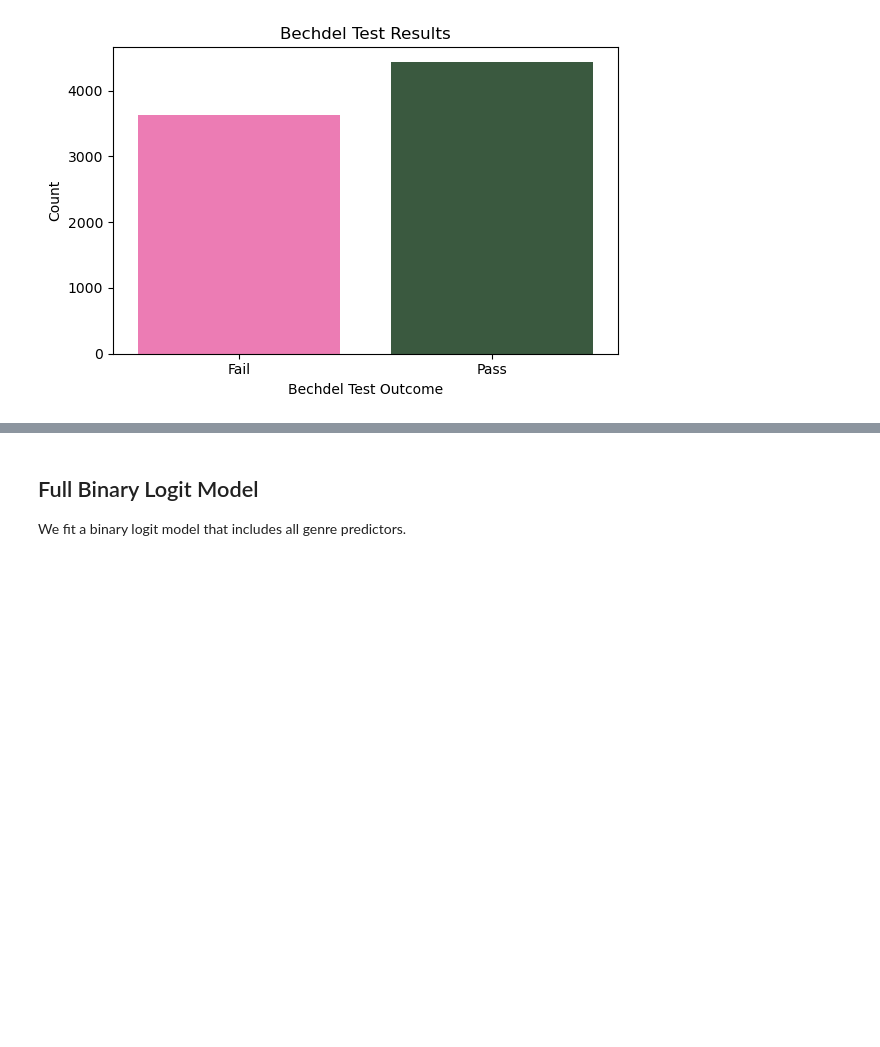
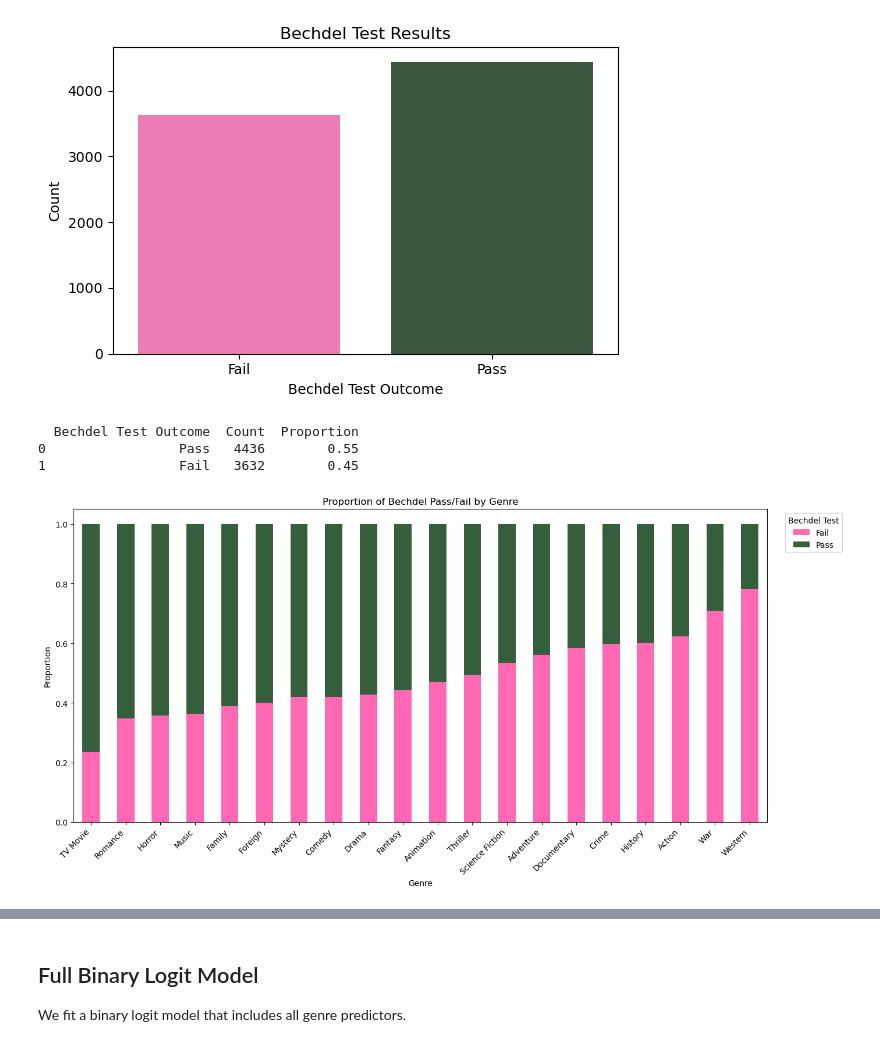
Before and after one commit to 80line/Bechdel_Test_Films, a Jupyter notebook: bechdel_test_films.ipynb, the cells around one changed output, grey strips where cells are left out. Drawn from its saved outputs; the diff is of its cells as text; code cells hidden in the pictures; blank space fills up the shorter version.

```diff
--- a/bechdel_test_films.ipynb
+++ b/bechdel_test_films.ipynb
@@ -485,3 +522,79 @@ Passing `palette` without assigning `hue` is deprecated and will be removed in v
 
   sns.countplot(data=df, x='bechdel_label', palette=palette)
 [figure]
+# %%
+# Count the number of Pass and Fail
+count_table = df['bechdel_pass'].value_counts().rename(index=label_map).reset_index()
+count_table.columns = ['Bechdel Test Outcome', 'Count']
+
+# Calculate proportions
+total = count_table['Count'].sum()
+count_table['Proportion'] = count_table['Count'] / total
+
+# format proportion as percentage
+count_table['Proportion'] = count_table['Proportion'].round(3)  # or .apply(lambda x: f"{x:.1%}")
+
+print(count_table)
+# %% [output]
+  Bechdel Test Outcome  Count  Proportion
+0                 Pass   4436        0.55
+1                 Fail   3632        0.45
+# %%
+import pandas as pd
+import matplotlib.pyplot as plt
+
+# Filter genre columns
+genre_cols = ['Action', 'Adventure', 'Animation', 'Comedy', 'Crime', 'Documentary',
+              'Drama', 'Family', 'Fantasy', 'Foreign', 'History', 'Horror', 'Music',
+              'Mystery', 'Romance', 'Science Fiction', 'TV Movie', 'Thriller', 'War',
+              'Western']
+
+# Melt dataframe to long format: one row per movie-genre pair
+long_df = df.melt(id_vars='bechdel_pass', value_vars=genre_cols,
+                  var_name='genre', value_name='has_genre')
+
+# Keep only rows where the movie has that genre
+long_df = long_df[long_df['has_genre'] == 1]
+
+# Group by genre and pass/fail, then compute proportions
+genre_pass_counts = long_df.groupby(['genre', 'bechdel_pass']).size().unstack(fill_value=0)
+genre_pass_props = genre_pass_counts.div(genre_pass_counts.sum(axis=1), axis=0)
+
+# Sort by proportion of pass
+genre_pass_props = genre_pass_props.sort_values(by=1, ascending=False)
+
+# Define colors
+binary_colors = {
+    0: '#FF69B4',  # Fail - pink
+    1: '#355E3B',  # Pass - green
+}
+
+# Reorder columns
+genre_pass_props = genre_pass_props[[0, 1]]
+
+# Plot
+ax = genre_pass_props.plot(
+    kind='bar',
+    stacked=True,
+    figsize=(14, 7),
+    color=[binary_colors[i] for i in genre_pass_props.columns]
+)
+
+plt.title('Proportion of Bechdel Pass/Fail by Genre')
+plt.xlabel('Genre')
+plt.ylabel('Proportion')
+plt.xticks(rotation=45, ha='right')
+
+# Move legend outside
+plt.legend(
+    title='Bechdel Test',
+    labels=['Fail', 'Pass'],
+    bbox_to_anchor=(1.02, 1),
+    loc='upper left'
+)
+
+plt.tight_layout()
+plt.savefig("scores_by_genre.png")
+plt.show()
+# %% [output]
+[figure, added]
```
Also changed, not shown: parts of 7 cells of this notebook, 7 other files.
